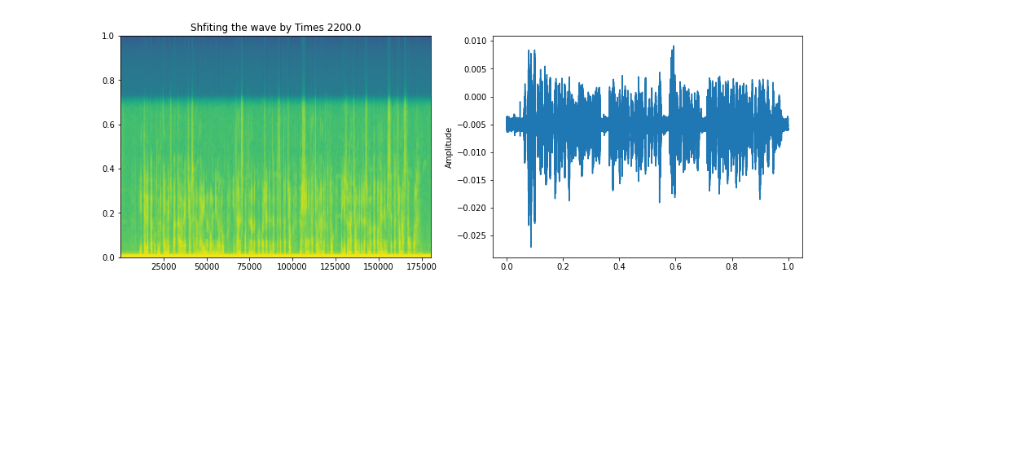
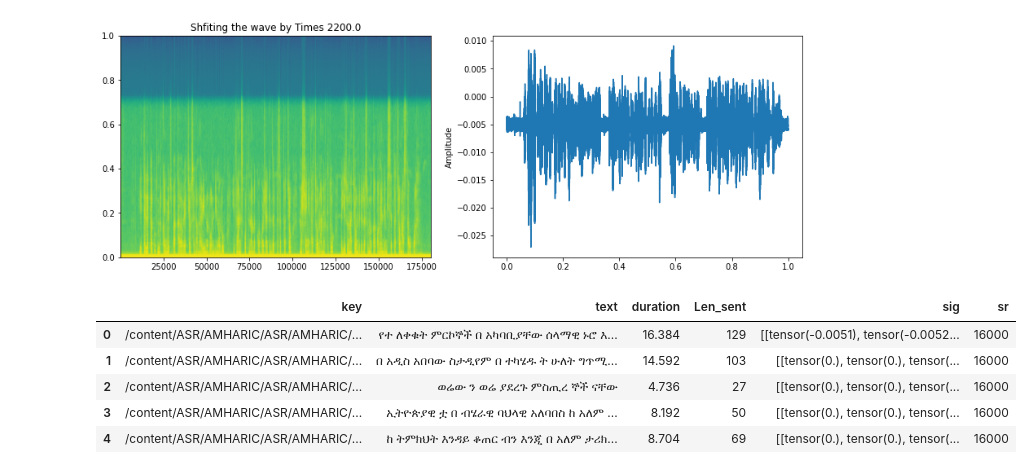
Before and after one commit to Amharic-STT/STT-engine, a Jupyter notebook: notebooks/preprocessing .ipynb, the cells around one changed output. Drawn from its saved outputs; the diff is of its cells as text; code cells hidden in the pictures; blank space fills up the shorter version.

```diff
--- a/notebooks/preprocessing .ipynb
+++ b/notebooks/preprocessing .ipynb
@@ -327,3 +327,5 @@ ipd.Audio(wav_roll,rate=sample_rate)
 # %% [output]
 [interactive output not drawn]
 [figure]
+# %%
+df = data[0:100].copy()
@@ -329,0 +383,15 @@ ipd.Audio(wav_roll,rate=sample_rate)
+# %%
+audio_load = AudioUtil()
+sig_list, sr_list = audio_load.resize_all(df)
+# %%
+df['sig'] = sig_list
+df['sr'] = sr_list
+# %%
+df.head()
+# %% [output]
+|  | key | text | duration | Len_sent | sig | sr |
+| 0 | /content/ASR/AMHARIC/ASR/AMHARIC/... | የተ ለቀቁት ምርኮኞች በ አካባቢያቸው ሰላማዊ ኑሮ እ... | 16.384 | 129 | [[tensor(-0.0051), tensor(-0.0052... | 16000 |
+| 1 | /content/ASR/AMHARIC/ASR/AMHARIC/... | በ አዲስ አበባው ስታዲየም በ ተካሄዱ ት ሁለት ግጥሚ... | 14.592 | 103 | [[tensor(0.), tensor(0.), tensor(... | 16000 |
+| 2 | /content/ASR/AMHARIC/ASR/AMHARIC/... | ወሬው ን ወሬ ያደረጉ ምስጢረ ኞች ናቸው | 4.736 | 27 | [[tensor(0.), tensor(0.), tensor(... | 16000 |
+| 3 | /content/ASR/AMHARIC/ASR/AMHARIC/... | ኢትዮጵያዊ ቷ በ ብሄራዊ ባህላዊ አለባበስ ከ አለም ... | 8.192 | 50 | [[tensor(0.), tensor(0.), tensor(... | 16000 |
+| 4 | /content/ASR/AMHARIC/ASR/AMHARIC/... | ከ ትምክህት እንዳይ ቆጠር ብን እንጂ በ አለም ታሪክ... | 8.704 | 69 | [[tensor(0.), tensor(0.), tensor(... | 16000 |
```
Also changed, not shown: parts of 4 cells of this notebook.
